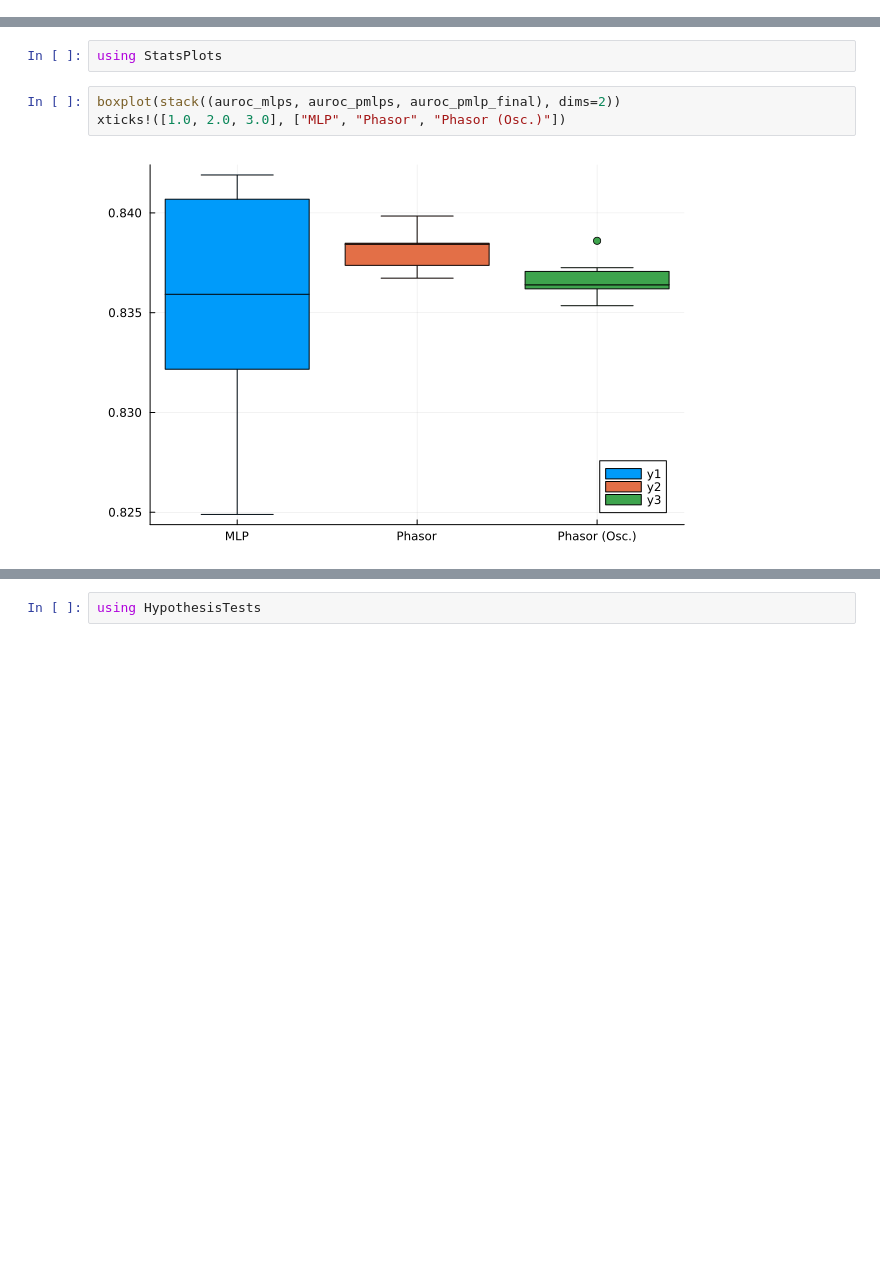
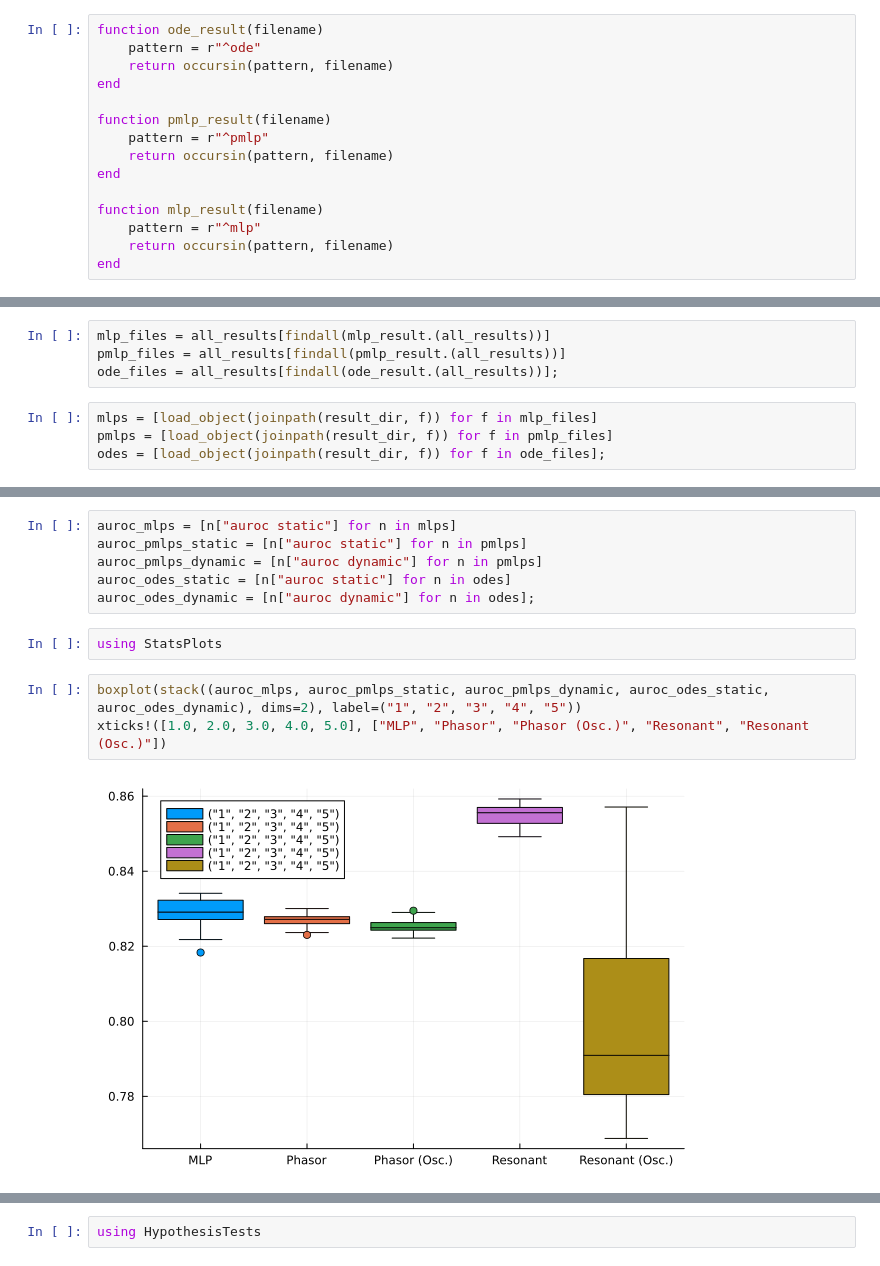
Before and after one commit to wilkieolin/phasor_julia, a Jupyter notebook: nn_comparison.ipynb, the cells around one changed output, grey strips where cells are left out. Saved outputs shown, nothing was run; the diff lists cells and outputs as text; blank space fills up the shorter version.

Commit message:
updating nn result plots

```diff
--- a/nn_comparison.ipynb
+++ b/nn_comparison.ipynb
@@ -300,0 +16,15 @@ auroc_pmlps .- auroc_pmlp_final
+# %%
+function ode_result(filename)
+    pattern = r"^ode"
+    return occursin(pattern, filename)
+end
+
+function pmlp_result(filename)
+    pattern = r"^pmlp"
+    return occursin(pattern, filename)
+end
+
+function mlp_result(filename)
+    pattern = r"^mlp"
+    return occursin(pattern, filename)
+end
@@ -300,0 +33,8 @@ auroc_pmlps .- auroc_pmlp_final
+# %%
+mlp_files = all_results[findall(mlp_result.(all_results))]
+pmlp_files = all_results[findall(pmlp_result.(all_results))]
+ode_files = all_results[findall(ode_result.(all_results))];
+# %%
+mlps = [load_object(joinpath(result_dir, f)) for f in mlp_files]
+pmlps = [load_object(joinpath(result_dir, f)) for f in pmlp_files]
+odes = [load_object(joinpath(result_dir, f)) for f in ode_files];
@@ -301,7 +45,13 @@ auroc_pmlps .- auroc_pmlp_final
+# %%
+auroc_mlps = [n["auroc static"] for n in mlps]
+auroc_pmlps_static = [n["auroc static"] for n in pmlps]
+auroc_pmlps_dynamic = [n["auroc dynamic"] for n in pmlps]
+auroc_odes_static = [n["auroc static"] for n in odes]
+auroc_odes_dynamic = [n["auroc dynamic"] for n in odes];
 # %%
 using StatsPlots
 # %%
-boxplot(stack((auroc_mlps, auroc_pmlps, auroc_pmlp_final), dims=2))
-xticks!([1.0, 2.0, 3.0], ["MLP", "Phasor", "Phasor (Osc.)"])
+boxplot(stack((auroc_mlps, auroc_pmlps_static, auroc_pmlps_dynamic, auroc_odes_static, auroc_odes_dynamic), dims=2), label=("1", "2", "3", "4", "5"))
+xticks!([1.0, 2.0, 3.0, 4.0, 5.0], ["MLP", "Phasor", "Phasor (Osc.)", "Resonant", "Resonant (Osc.)"])
 # %% [output]
-[figure, old version]
+[figure, new version]
```
Also changed, not shown: parts of 64 cells of this notebook.
